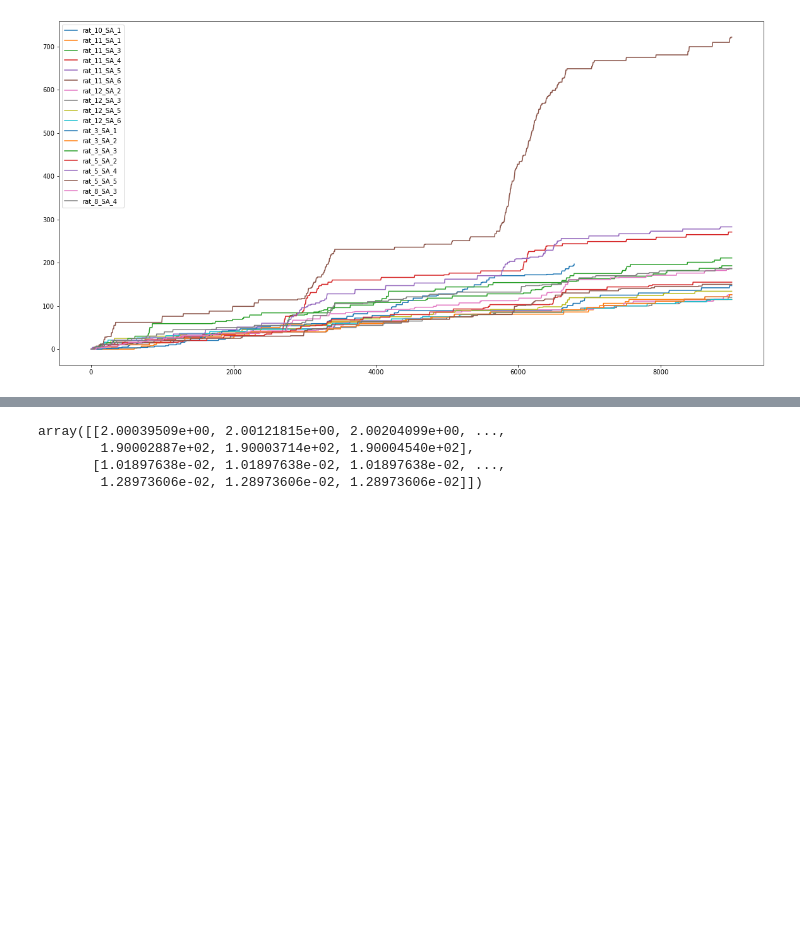
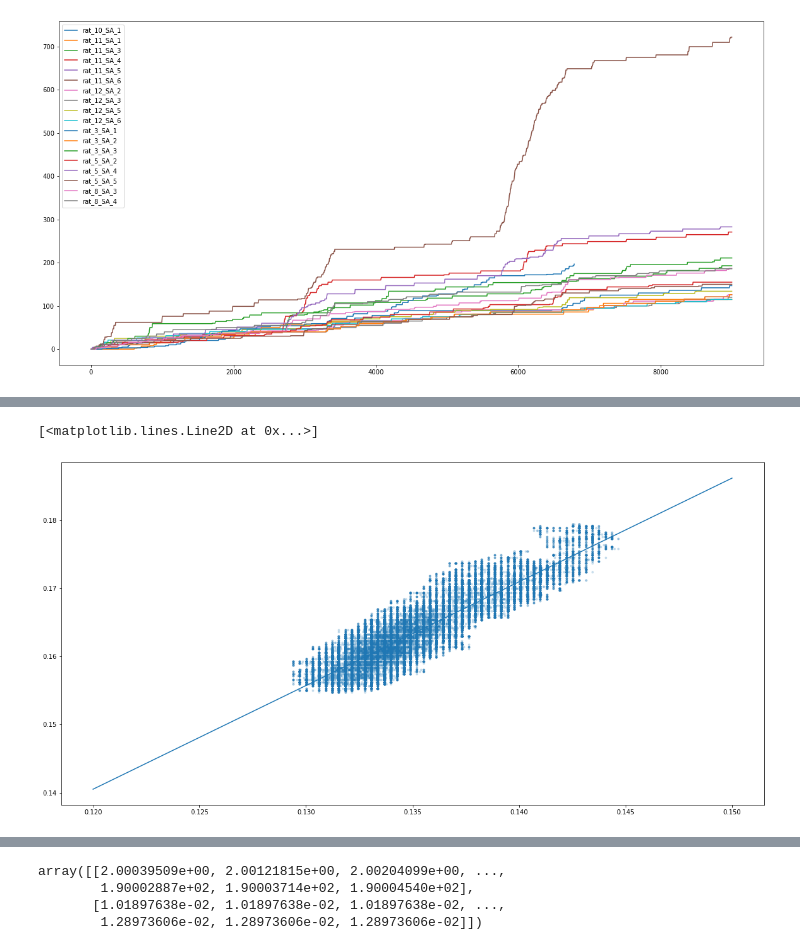
Before and after one commit to matias-ceau/pyfiber, a Jupyter notebook: dev/FIBER.ipynb, the cells around one changed output, grey strips where cells are left out. Cells and saved outputs as stored; diff of their text form; code cells hidden in the pictures; blank space fills up the shorter version.

```diff
--- a/dev/FIBER.ipynb
+++ b/dev/FIBER.ipynb
@@ -338,0 +488,3 @@ detect_peaks(time,signal,10)
+# %%
+ctrl = ft.get('control')
+sig = ft.get('signal')
@@ -338,0 +501,7 @@ detect_peaks(time,signal,10)
+# %%
+plt.figure(figsize=(20,10))
+plt.scatter(ctrl,sig,alpha=0.2,s=8)
+plt.plot(np.linspace(0.12,0.15),np.polyval(coeff1,np.linspace(0.12,0.15)))
+# %% [output]
+[<matplotlib.lines.Line2D at 0x...>]
+[figure, added]
```
Also changed, not shown: parts of 65 cells of this notebook, 5 other files.
